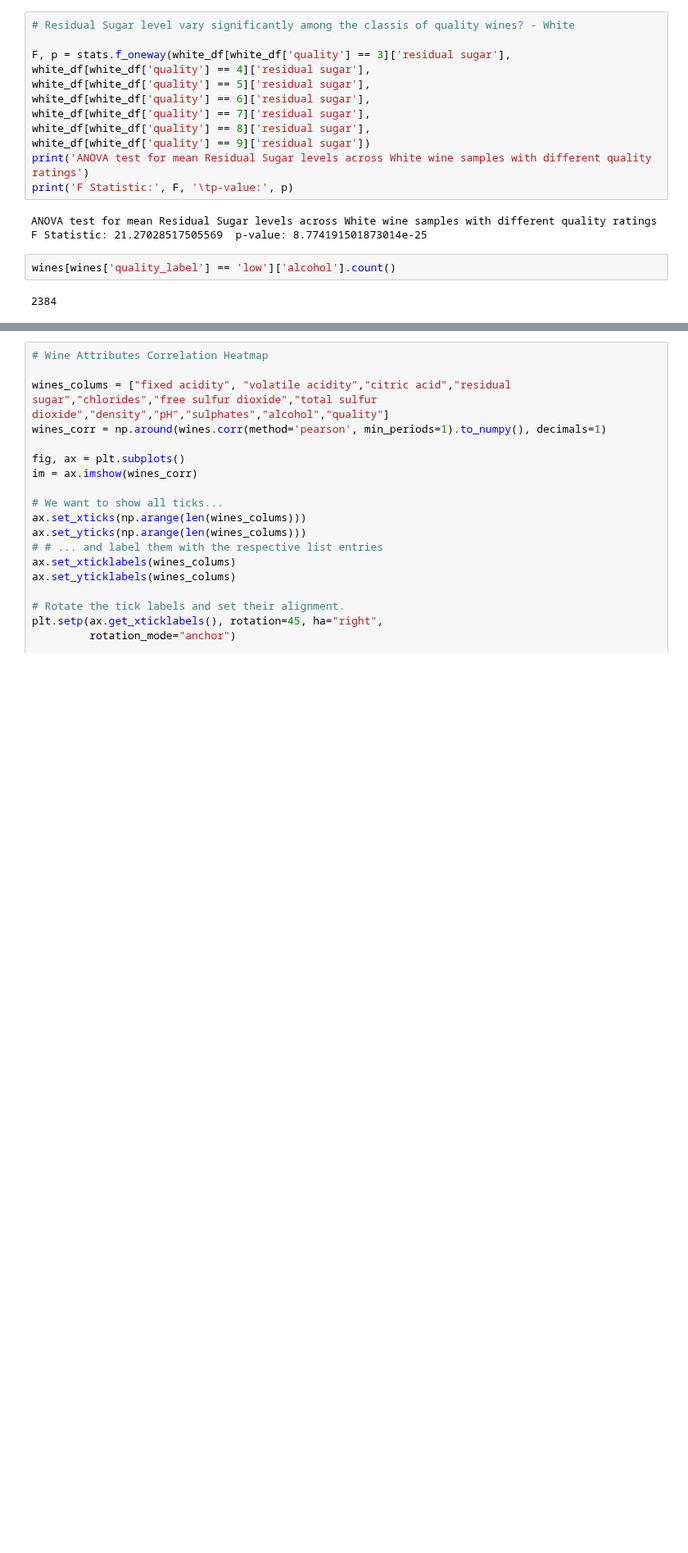
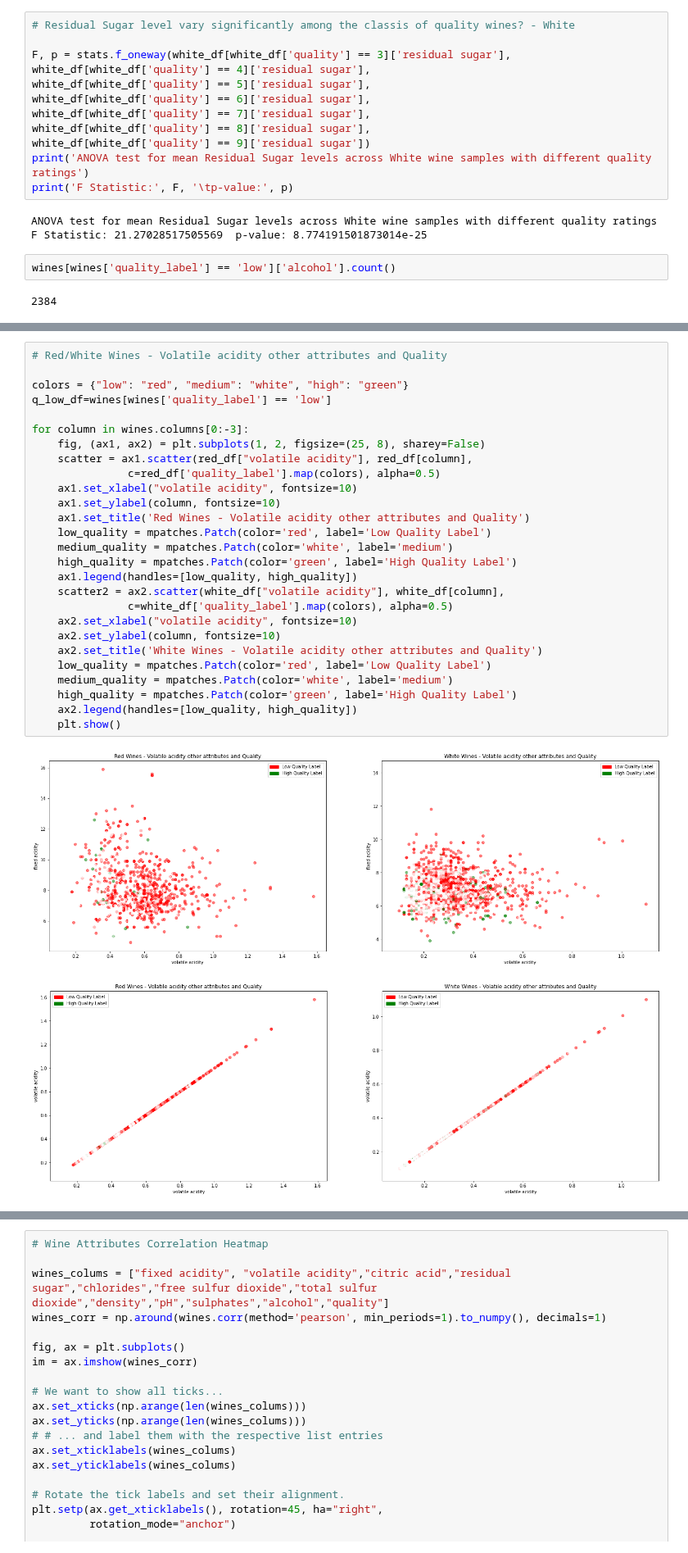
Before and after one commit to Jacopo-Spadon/Wine-not, a Jupyter notebook: Wine not data Wrangling.ipynb, the cells around one changed output, grey strips where cells are left out. Shown at 82% size. Saved outputs shown, nothing was run; the diff lists cells and outputs as text; blank space fills up the shorter version.

Commit message:
Scarter plot

```diff
--- a/Wine not data Wrangling.ipynb
+++ b/Wine not data Wrangling.ipynb
@@ -353,0 +329,30 @@ for column in q_low_df.columns[0:-3]:
+# %%
+# Red/White Wines - Volatile acidity other attributes and Quality
+
+colors = {"low": "red", "medium": "white", "high": "green"}
+q_low_df=wines[wines['quality_label'] == 'low']
+
+for column in wines.columns[0:-3]:
+    fig, (ax1, ax2) = plt.subplots(1, 2, figsize=(25, 8), sharey=False)
+    scatter = ax1.scatter(red_df["volatile acidity"], red_df[column],
+               c=red_df['quality_label'].map(colors), alpha=0.5)
+    ax1.set_xlabel("volatile acidity", fontsize=10)
+    ax1.set_ylabel(column, fontsize=10)
+    ax1.set_title('Red Wines - Volatile acidity other attributes and Quality')
+    low_quality = mpatches.Patch(color='red', label='Low Quality Label')
+    medium_quality = mpatches.Patch(color='white', label='medium')
+    high_quality = mpatches.Patch(color='green', label='High Quality Label')
+    ax1.legend(handles=[low_quality, high_quality])
+    scatter2 = ax2.scatter(white_df["volatile acidity"], white_df[column],
+               c=white_df['quality_label'].map(colors), alpha=0.5)
+    ax2.set_xlabel("volatile acidity", fontsize=10)
+    ax2.set_ylabel(column, fontsize=10)
+    ax2.set_title('White Wines - Volatile acidity other attributes and Quality')
+    low_quality = mpatches.Patch(color='red', label='Low Quality Label')
+    medium_quality = mpatches.Patch(color='white', label='medium')
+    high_quality = mpatches.Patch(color='green', label='High Quality Label')
+    ax2.legend(handles=[low_quality, high_quality])
+    plt.show()
+# %% [output]
+[figure, added]
+[figure, added]
```
Also changed, not shown: parts of 7 cells of this notebook.
